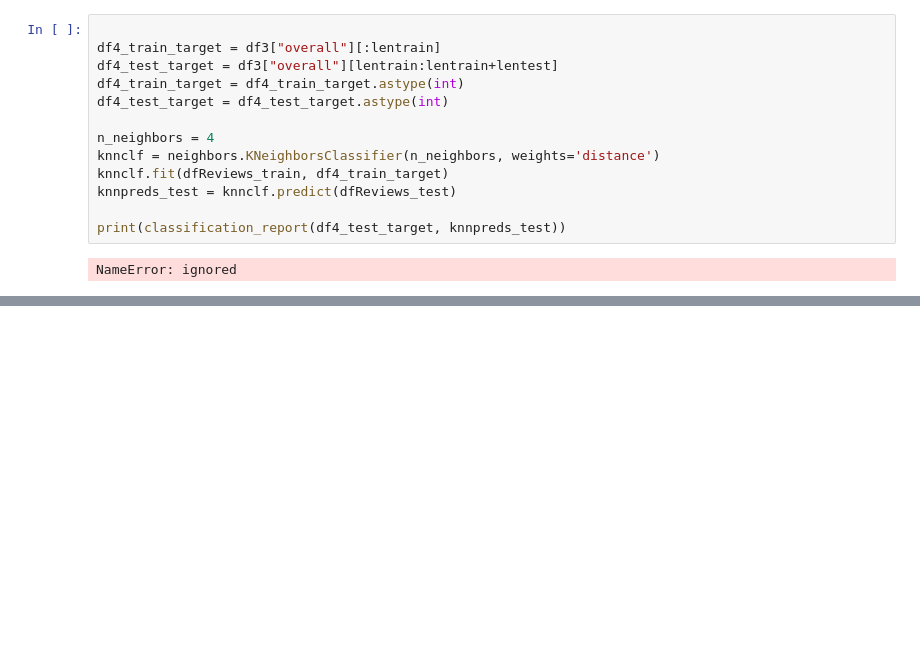
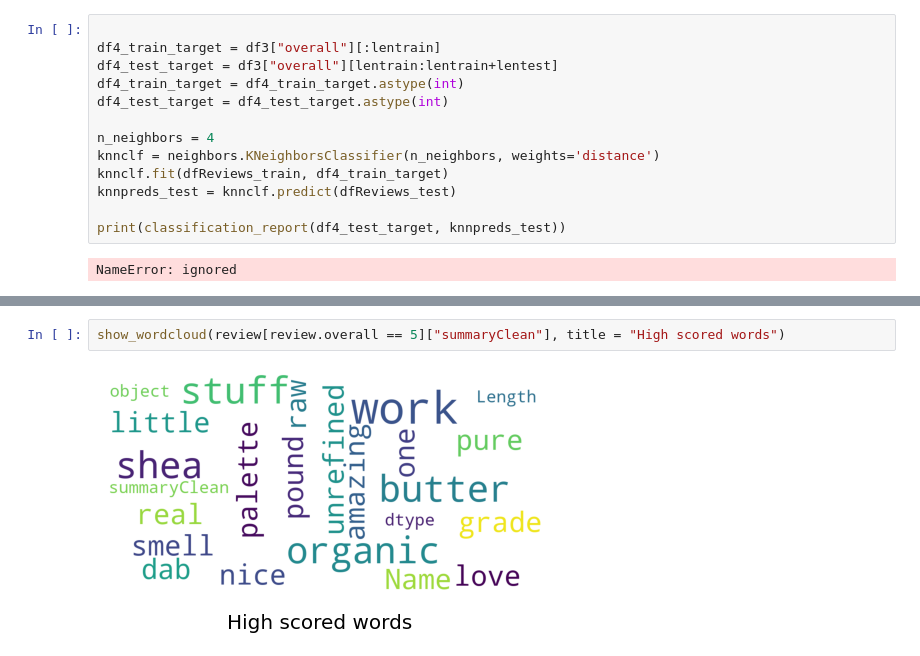
Before and after one commit to vanshika7-max/Amazon-Product-Recommendation-Engine, a Jupyter notebook: Vanshika_Raj_Product_Recommendation_Engine_Capstone_Project.ipynb, the cells around one changed output, grey strips where cells are left out. Saved outputs shown, nothing was run; the diff lists cells and outputs as text; blank space fills up the shorter version.

```diff
--- a/Vanshika_Raj_Product_Recommendation_Engine_Capstone_Project.ipynb
+++ b/Vanshika_Raj_Product_Recommendation_Engine_Capstone_Project.ipynb
@@ -611,0 +798,4 @@ NameError: ignored
+# %%
+show_wordcloud(review[review.overall == 5]["summaryClean"], title = "High scored words")
+# %% [output]
+[figure, added]
```
Also changed, not shown: parts of 33 cells of this notebook.
